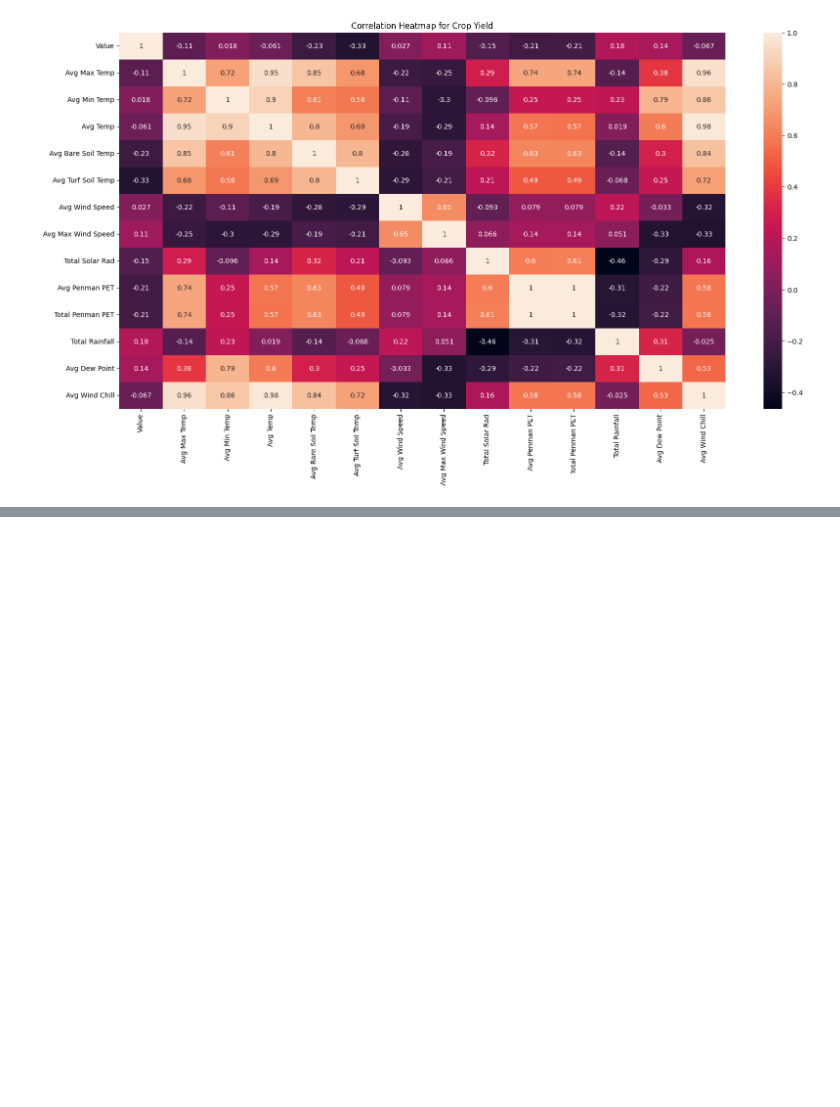
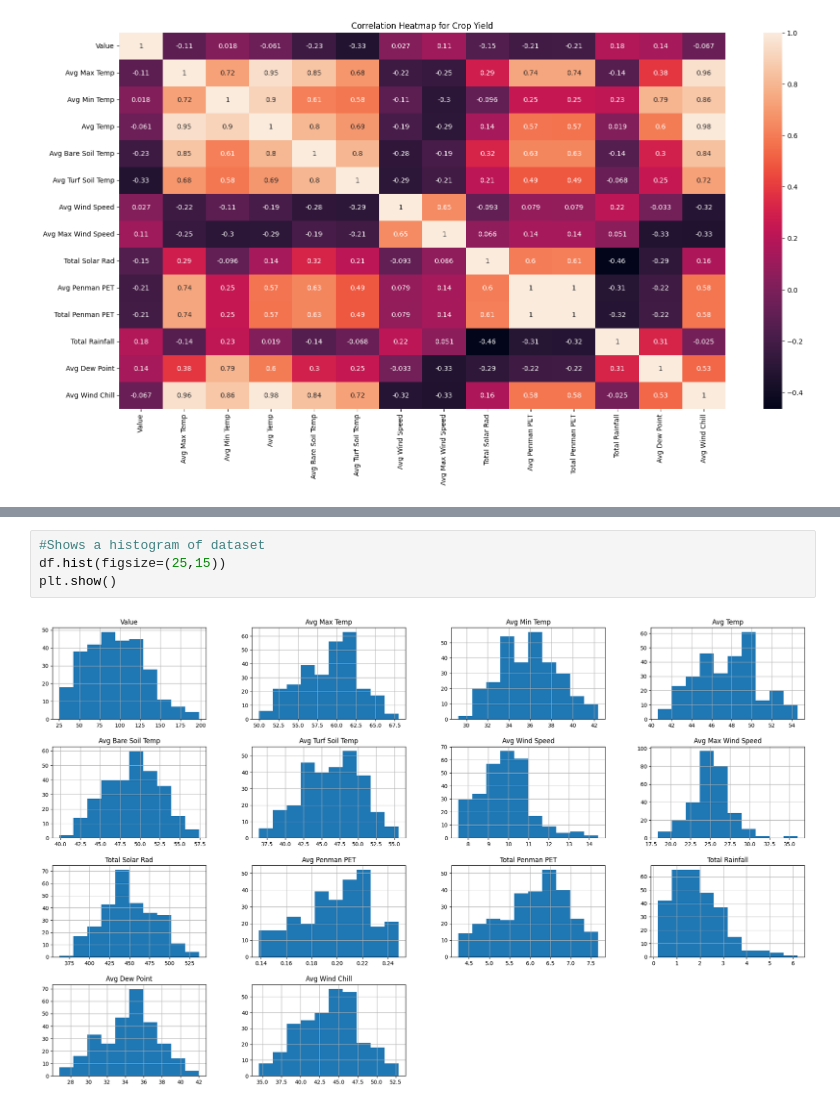
Before and after one commit to dajley/IQR-Method, a Jupyter notebook: Analyzing_Outliers_with_IQR.ipynb, the cells around one changed output, grey strips where cells are left out. Saved outputs shown, nothing was run; the diff lists cells and outputs as text; blank space fills up the shorter version.

```diff
--- a/Analyzing_Outliers_with_IQR.ipynb
+++ b/Analyzing_Outliers_with_IQR.ipynb
@@ -228,0 +356,6 @@ plt.show()
+# %%
+#Shows a histogram of dataset
+df.hist(figsize=(25,15))
+plt.show()
+# %% [output]
+[figure, added]
```
Also changed, not shown: parts of 19 cells of this notebook.
